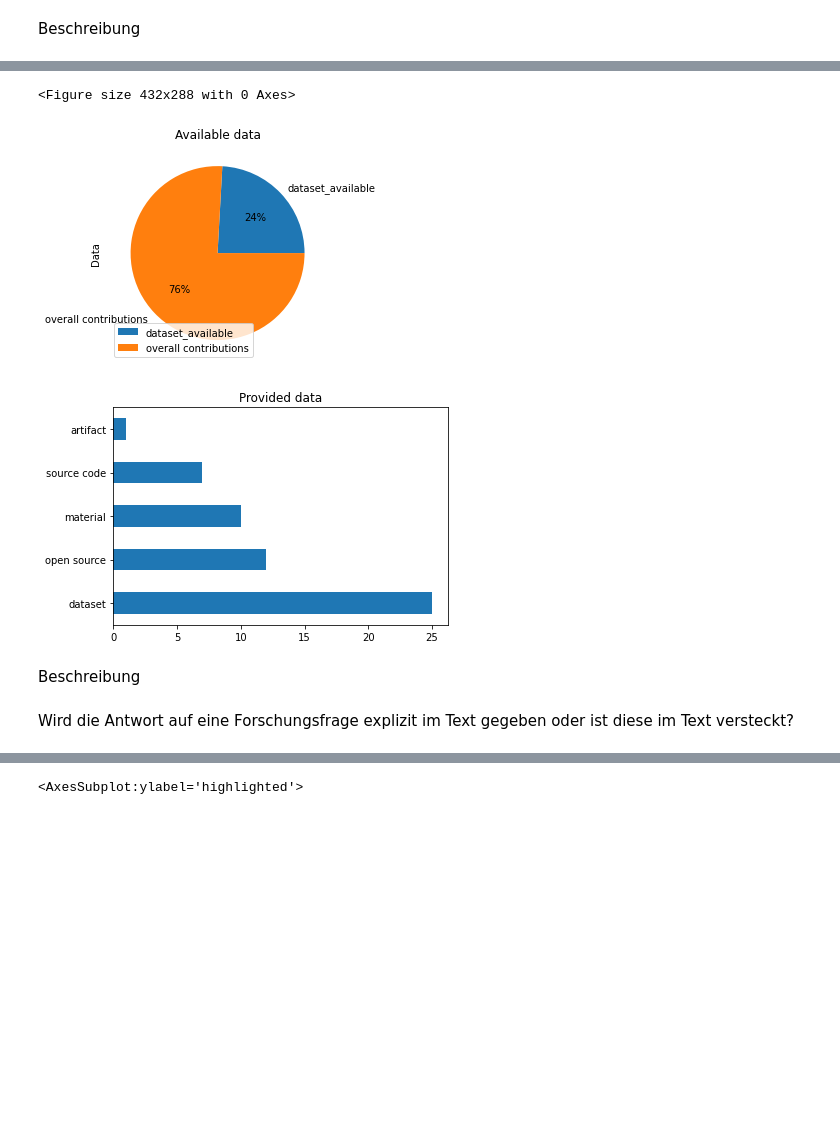
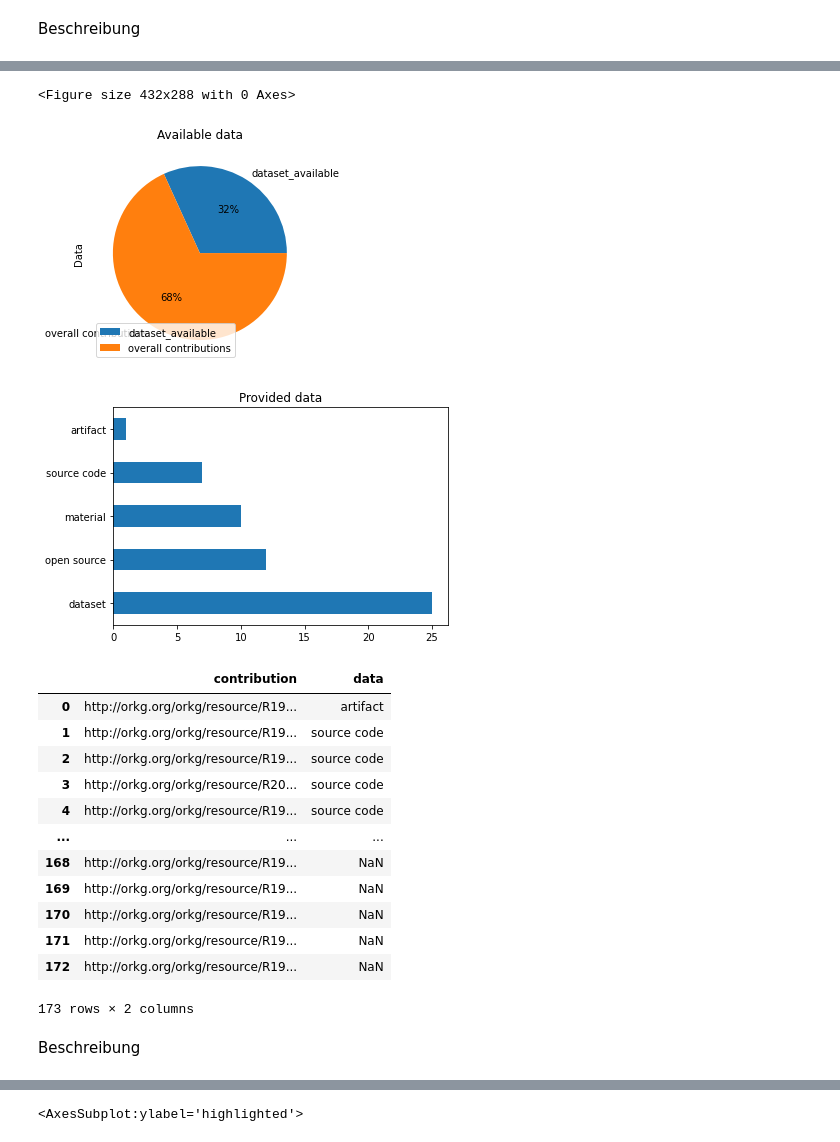
Before and after one commit to fWern/Bachelor-Thesis, a Jupyter notebook: sjoberg_roadmap_questions.ipynb, the cells around one changed output, grey strips where cells are left out. Cells and saved outputs as stored; diff of their text form; code cells hidden in the pictures; blank space fills up the shorter version.

```diff
--- a/sjoberg_roadmap_questions.ipynb
+++ b/sjoberg_roadmap_questions.ipynb
@@ -182,26 +200,38 @@ Werden die Rohdaten, Materialien und Ergebnisse, die in einer Studie verwendet u
 # %%
 query = """
         SELECT ?contribution, ?data
             WHERE {
               ?paper orkgp:P31 ?contribution.
               ?contribution a orkgc:C27001.
               ?paper rdfs:label ?title.
               OPTIONAL{?contribution orkgp:P56008/orkgp:DATA/orkgp:P17001/rdfs:label ?data.}
         }
         """
 data = sparql_dataframe.get(endpoint_url, PREFIX+query)
 available_data = data['data'].value_counts().sum()
-test = pd.DataFrame({'Data':[available_data, len(data)]}, index=['dataset_available', 'overall contributions'])
+test = pd.DataFrame({'Data':[available_data, len(data) - available_data]}, index=['dataset_available', 'overall contributions'])
 plt.figure()
 test.plot(kind='pie', y='Data', autopct='%1.0f%%', title="Available data")
 plt.figure()
 data['data'].value_counts().plot(kind='barh', title="Provided data")
 plt.show()
+data
 # %% [output]
 <Figure size 432x288 with 0 Axes>
-[figure, old version]
+[figure, new version]
 [figure]
+|  | contribution | data |
+| 0 | http://orkg.org/orkg/resource/R19... | artifact |
+| 1 | http://orkg.org/orkg/resource/R19... | source code |
+| 2 | http://orkg.org/orkg/resource/R19... | source code |
+| 3 | http://orkg.org/orkg/resource/R20... | source code |
+| 4 | http://orkg.org/orkg/resource/R19... | source code |
+| ... | ... | ... |
+| 168 | http://orkg.org/orkg/resource/R19... | NaN |
+| 169 | http://orkg.org/orkg/resource/R19... | NaN |
+| 170 | http://orkg.org/orkg/resource/R19... | NaN |
+| 171 | http://orkg.org/orkg/resource/R19... | NaN |
+| 172 | http://orkg.org/orkg/resource/R19... | NaN |
+173 rows × 2 columns
 # %% [markdown]
 Beschreibung
-# %% [markdown]
-Wird die Antwort auf eine Forschungsfrage explizit im Text gegeben oder ist diese im Text versteckt?
```
Also changed, not shown: parts of 24 cells of this notebook.
